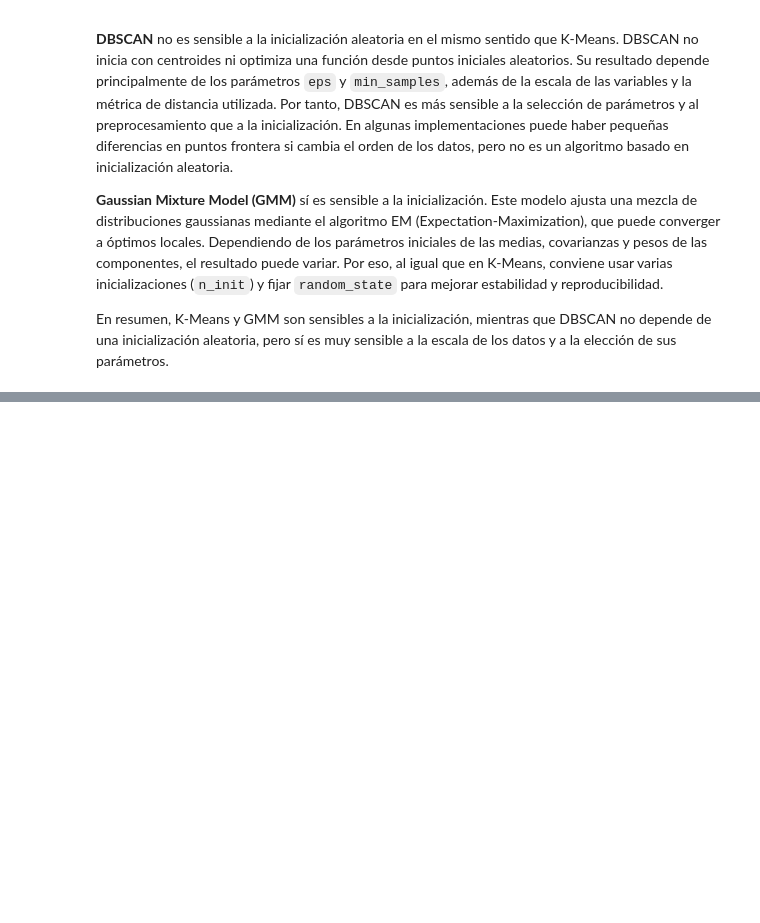
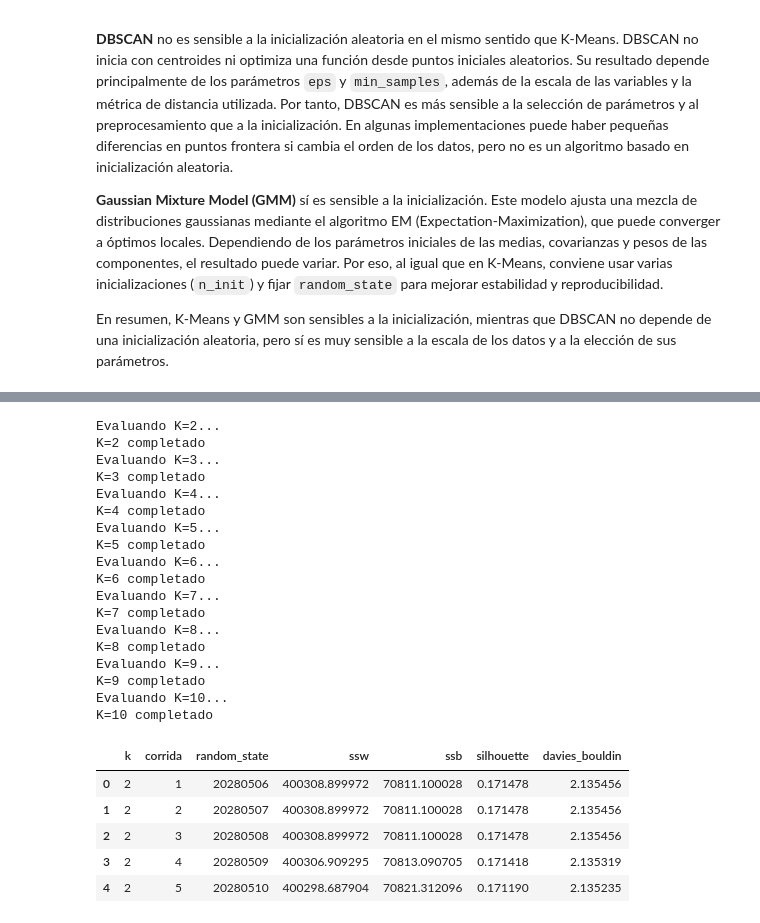
Before and after one commit to Locotin/data-mining, a Jupyter notebook: Proyecto/Entrega-3.ipynb, the cells around one changed output, grey strips where cells are left out. Saved outputs shown, nothing was run; the diff lists cells and outputs as text; code cells hidden in the pictures; blank space fills up the shorter version.

```diff
--- a/Proyecto/Entrega-3.ipynb
+++ b/Proyecto/Entrega-3.ipynb
@@ -1914,0 +1999,67 @@ En resumen, K-Means y GMM son sensibles a la inicialización, mientras que DBSCA
+# %%
+# Evaluación de K-Means con 1000 inicializaciones independientes por K
+k_values = range(2, 11)
+n_corridas_kmeans = 100
+semilla_base_kmeans = 20260505
+
+kmeans_records = []
+
+for k in k_values:
+    print(f"Evaluando K={k}...")
+    for corrida in range(1, n_corridas_kmeans + 1):
+        random_state = semilla_base_kmeans + (k * 10_000) + corrida
+        model = KMeans(
+            n_clusters=k,
+            init="k-means++",
+            n_init=1,
+            random_state=random_state,
+            max_iter=300,
+        )
+        labels = model.fit_predict(X_kmeans)
+
+        ssw = float(model.inertia_)
+        ssb = float(sst_kmeans - ssw)
+        silhouette = float(silhouette_score(X_kmeans, labels))
+        davies_bouldin = float(davies_bouldin_score(X_kmeans, labels))
+
+        kmeans_records.append(
+            {
+                "k": k,
+                "corrida": corrida,
+                "random_state": random_state,
+                "ssw": ssw,
+                "ssb": ssb,
+                "silhouette": silhouette,
+                "davies_bouldin": davies_bouldin,
+            }
+        )
+
+    print(f"K={k} completado")
+
+kmeans_runs_df = pd.DataFrame(kmeans_records)
+kmeans_runs_df.head()
+# %% [output]
+Evaluando K=2...
+K=2 completado
+Evaluando K=3...
+K=3 completado
+Evaluando K=4...
+K=4 completado
+Evaluando K=5...
+K=5 completado
+Evaluando K=6...
+K=6 completado
+Evaluando K=7...
+K=7 completado
+Evaluando K=8...
+K=8 completado
+Evaluando K=9...
+K=9 completado
+Evaluando K=10...
+K=10 completado
+|  | k | corrida | random_state | ssw | ssb | silhouette | davies_bouldin |
+| 0 | 2 | 1 | 20280506 | 400308.899972 | 70811.100028 | 0.171478 | 2.135456 |
+| 1 | 2 | 2 | 20280507 | 400308.899972 | 70811.100028 | 0.171478 | 2.135456 |
+| 2 | 2 | 3 | 20280508 | 400308.899972 | 70811.100028 | 0.171478 | 2.135456 |
+| 3 | 2 | 4 | 20280509 | 400306.909295 | 70813.090705 | 0.171418 | 2.135319 |
+| 4 | 2 | 5 | 20280510 | 400298.687904 | 70821.312096 | 0.171190 | 2.135235 |
```
Also changed, not shown: parts of 7 cells of this notebook.
